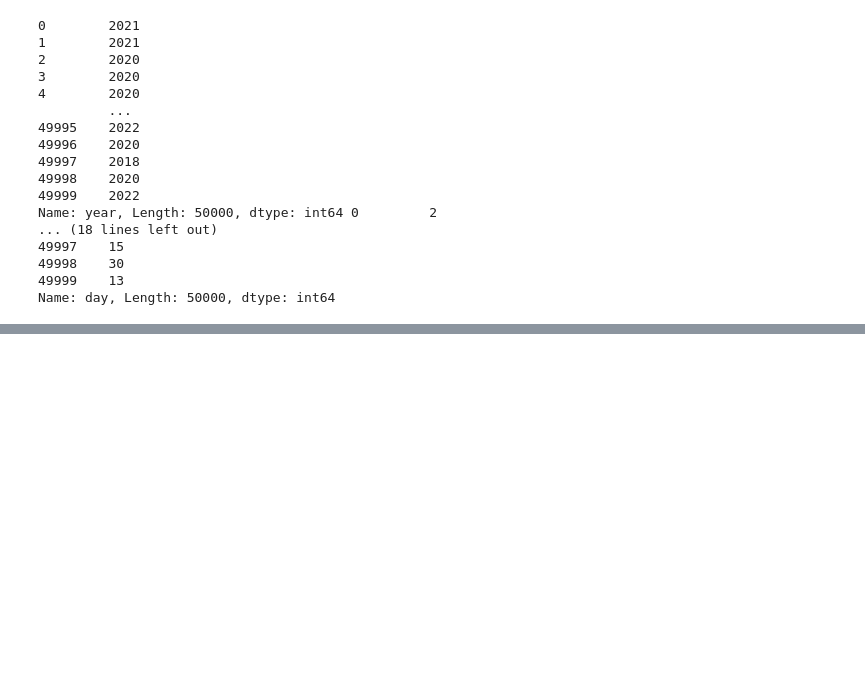
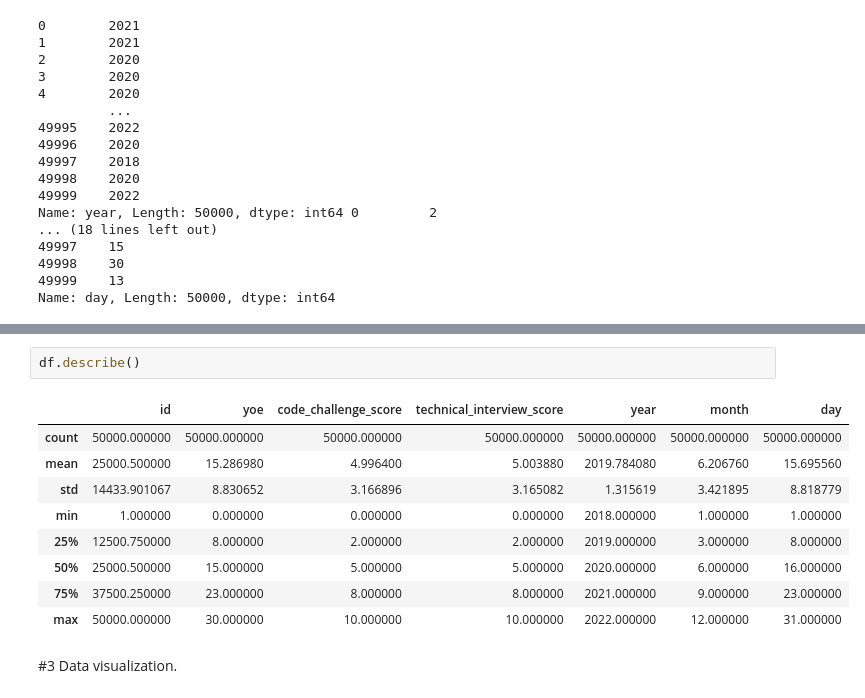
Before and after one commit to Davele12/workshop1, a Jupyter notebook: workshop1.ipynb, the cells around one changed output, grey strips where cells are left out. Drawn from its saved outputs; the diff is of its cells as text; blank space fills up the shorter version.

```diff
--- a/workshop1.ipynb
+++ b/workshop1.ipynb
@@ -223,0 +260,14 @@ Name: day, Length: 50000, dtype: int64
+# %%
+df.describe()
+# %% [output]
+|  | id | yoe | code_challenge_score | technical_interview_score | year | month | day |
+| count | 50000.000000 | 50000.000000 | 50000.000000 | 50000.000000 | 50000.000000 | 50000.000000 | 50000.000000 |
+| mean | 25000.500000 | 15.286980 | 4.996400 | 5.003880 | 2019.784080 | 6.206760 | 15.695560 |
+| std | 14433.901067 | 8.830652 | 3.166896 | 3.165082 | 1.315619 | 3.421895 | 8.818779 |
+| min | 1.000000 | 0.000000 | 0.000000 | 0.000000 | 2018.000000 | 1.000000 | 1.000000 |
+| 25% | 12500.750000 | 8.000000 | 2.000000 | 2.000000 | 2019.000000 | 3.000000 | 8.000000 |
+| 50% | 25000.500000 | 15.000000 | 5.000000 | 5.000000 | 2020.000000 | 6.000000 | 16.000000 |
+| 75% | 37500.250000 | 23.000000 | 8.000000 | 8.000000 | 2021.000000 | 9.000000 | 23.000000 |
+| max | 50000.000000 | 30.000000 | 10.000000 | 10.000000 | 2022.000000 | 12.000000 | 31.000000 |
+# %% [markdown]
+#3 Data visualization.
```
Also changed, not shown: parts of 4 cells of this notebook, 7 other files.
